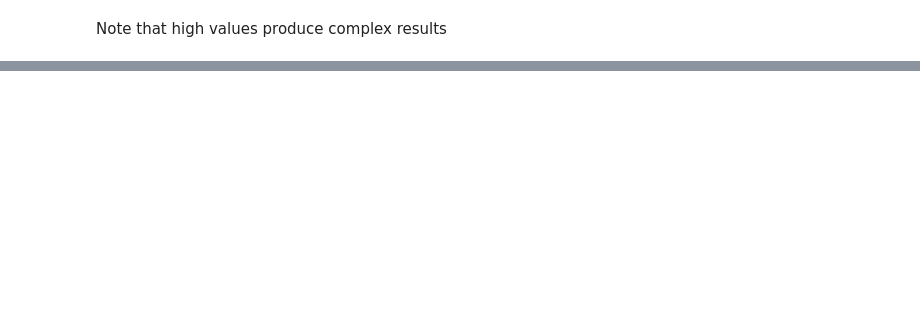
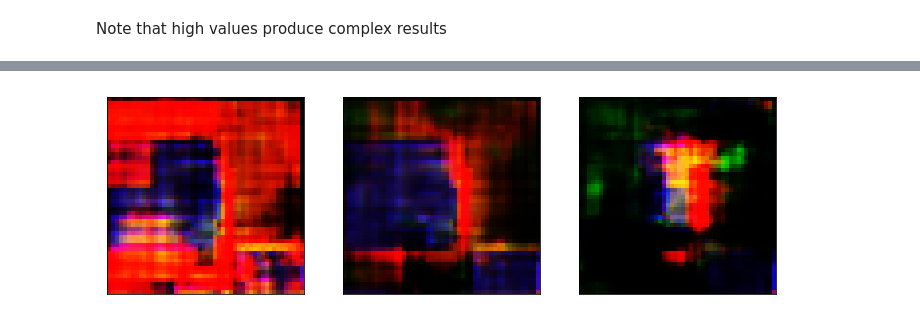
Before and after one commit to voschezang/trash-image-classification, a Jupyter notebook: src/nn-autoencoder-random.ipynb, the cells around one changed output, grey strips where cells are left out. Drawn from its saved outputs; the diff is of its cells as text; code cells hidden in the pictures; blank space fills up the shorter version.

```diff
--- a/src/nn-autoencoder-random.ipynb
+++ b/src/nn-autoencoder-random.ipynb
@@ -254,7 +262,7 @@ auto.compile(optimizer='adam', loss='binary_crossentropy')
 # Compute a batch size
 batch_size = 128
 # n epochs = n iterations over all the training data
-epochs = 1
+epochs = 900
 # %%
 x_train.shape
 # %% [output]
@@ -316,0 +365,6 @@ plt.scatter(latent[:,0],latent[:,1])
+# %%
+epochs = 10
+for _ in range(10):
+    x_result = auto.predict(x_train)
+    auto.fit(x_result, x_result, epochs=epochs, batch_size=batch_size);
+    x_result = auto.predict(x_result)
@@ -316,0 +389,4 @@ plt.scatter(latent[:,0],latent[:,1])
+# %%
+plot.multiple(x_result[:10])
+# %% [output]
+[figure, added]
```
Also changed, not shown: parts of 17 cells of this notebook.
